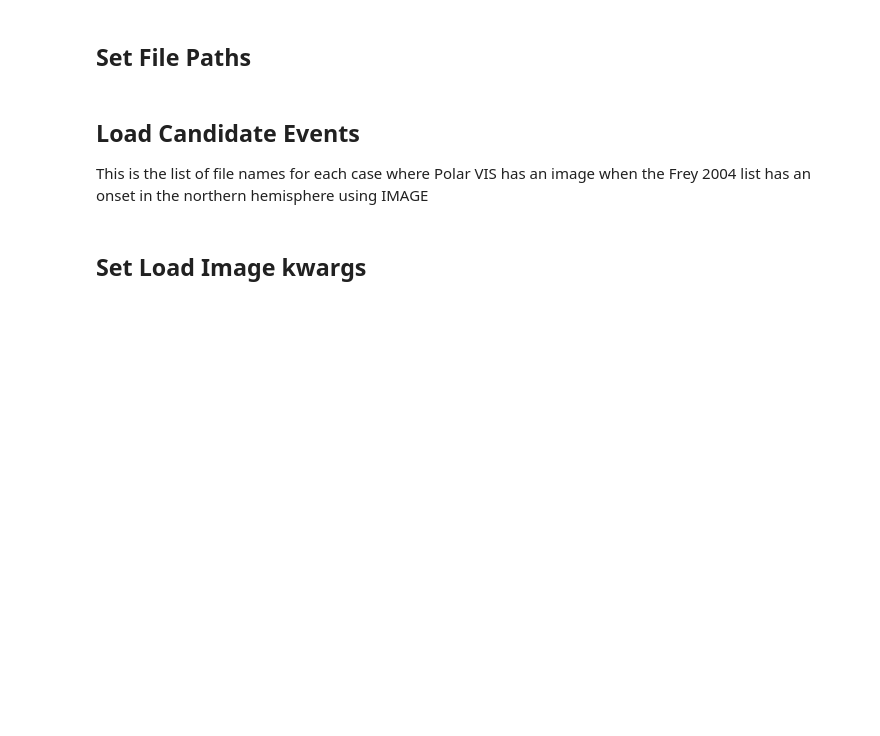
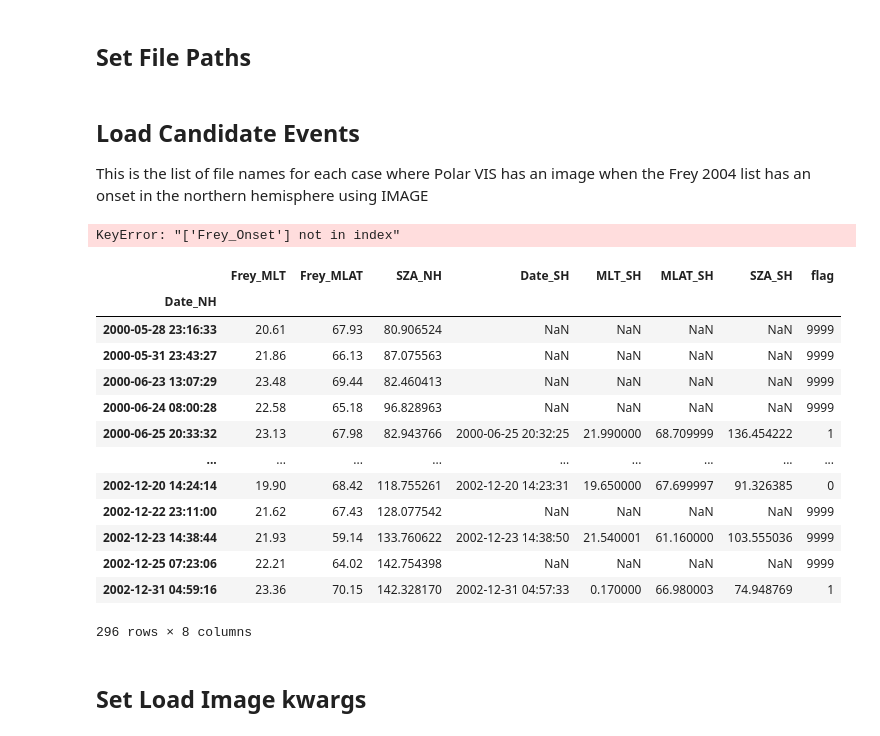
Before and after one commit to 08walkersj/Substorm_Onset_Conjugate_Displacement, a Jupyter notebook: Paper_Figures/Figure_1_4.ipynb, the cells around one changed output. Cells and saved outputs as stored; diff of their text form; code cells hidden in the pictures; blank space fills up the shorter version.

```diff
--- a/Paper_Figures/Figure_1_4.ipynb
+++ b/Paper_Figures/Figure_1_4.ipynb
@@ -38,13 +38,32 @@ SH_path = '/home/simon/Documents/Conjugate_Displacement_Corrections/Data/Souther
 This is the list of file names for each case where Polar VIS has an image when the Frey 2004 list has an onset in the northern hemisphere using IMAGE
 # %%
 Image_Times= pd.read_csv('./Candidate_Events.csv', parse_dates=['Frey_Onset']) # Loading fry substorm list
-onsets= pd.read_csv('/home/simon/Documents/Conjungate_Onset_Study/Onset_Lists/Finalised_List.csv',
-                    parse_dates=['Date_NH'], index_col=0)
+onsets= pd.read_csv('../Data/Mediated_Onsets.csv',
+                    parse_dates=['Date_NH'])
 onsets.rename(columns={'Date_NH':'Frey_Onset'}, inplace=True)
 Image_Times= Image_Times.merge(onsets[['Frey_Onset', 'flag']])
 # flag==1.0 only good flag, flag==0 only ok flag, flag==9999 only bad flag
 Image_Times= Image_Times[Image_Times.flag==1.0]
 Image_Times.index = np.arange(1, len(Image_Times)+1)
+# %% [output]
+KeyError: "['Frey_Onset'] not in index"
+# %%
+onsets
+# %% [output]
+|  | Frey_MLT | Frey_MLAT | SZA_NH | Date_SH | MLT_SH | MLAT_SH | SZA_SH | flag |
+| Date_NH |  |  |  |  |  |  |  |  |
+| 2000-05-28 23:16:33 | 20.61 | 67.93 | 80.906524 | NaN | NaN | NaN | NaN | 9999 |
+| 2000-05-31 23:43:27 | 21.86 | 66.13 | 87.075563 | NaN | NaN | NaN | NaN | 9999 |
+| 2000-06-23 13:07:29 | 23.48 | 69.44 | 82.460413 | NaN | NaN | NaN | NaN | 9999 |
+| 2000-06-24 08:00:28 | 22.58 | 65.18 | 96.828963 | NaN | NaN | NaN | NaN | 9999 |
+| 2000-06-25 20:33:32 | 23.13 | 67.98 | 82.943766 | 2000-06-25 20:32:25 | 21.990000 | 68.709999 | 136.454222 | 1 |
+| ... | ... | ... | ... | ... | ... | ... | ... | ... |
+| 2002-12-20 14:24:14 | 19.90 | 68.42 | 118.755261 | 2002-12-20 14:23:31 | 19.650000 | 67.699997 | 91.326385 | 0 |
+| 2002-12-22 23:11:00 | 21.62 | 67.43 | 128.077542 | NaN | NaN | NaN | NaN | 9999 |
+| 2002-12-23 14:38:44 | 21.93 | 59.14 | 133.760622 | 2002-12-23 14:38:50 | 21.540001 | 61.160000 | 103.555036 | 9999 |
+| 2002-12-25 07:23:06 | 22.21 | 64.02 | 142.754398 | NaN | NaN | NaN | NaN | 9999 |
+| 2002-12-31 04:59:16 | 23.36 | 70.15 | 142.328170 | 2002-12-31 04:57:33 | 0.170000 | 66.980003 | 74.948769 | 1 |
+296 rows × 8 columns
 # %% [markdown]
 ## Set Load Image kwargs
 # %%
```
Also changed, not shown: parts of 3 cells of this notebook.
